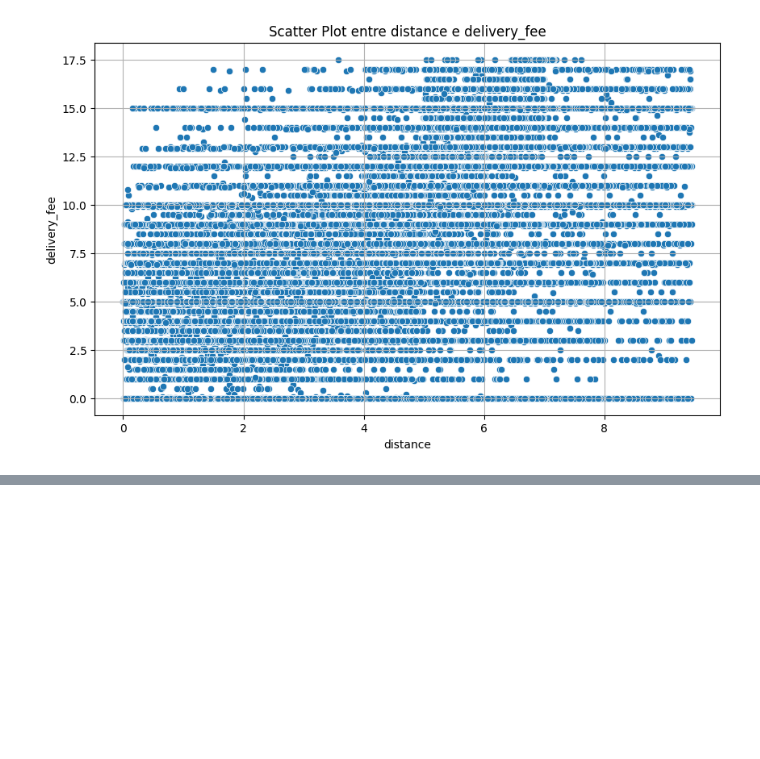
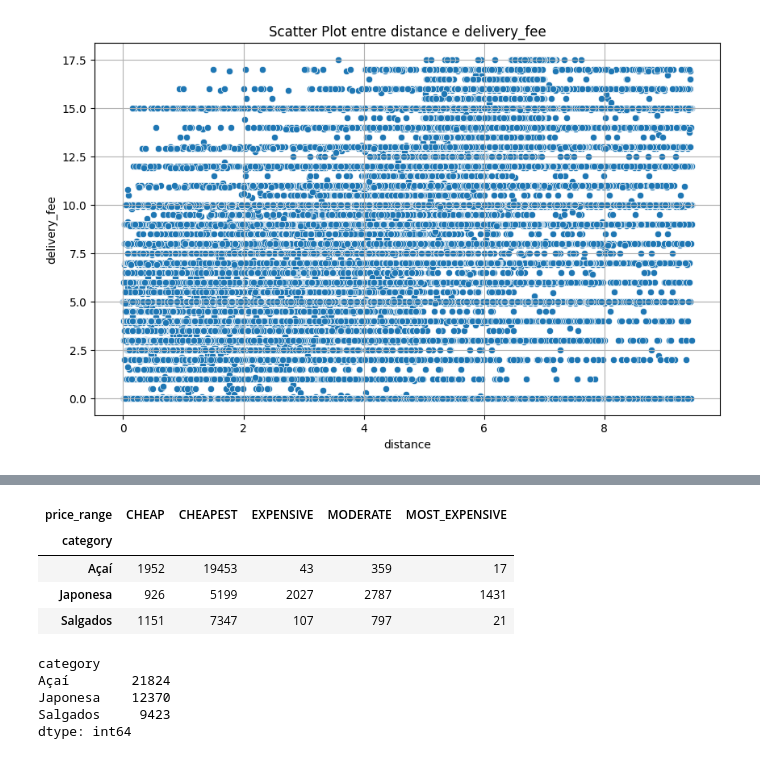
Before and after one commit to GabrielEnzoMurai/Python-repository, a Jupyter notebook: Study/estatística/stat7.ipynb, the cells around one changed output, grey strips where cells are left out. Cells and saved outputs as stored; diff of their text form; code cells hidden in the pictures; blank space fills up the shorter version.

```diff
--- a/Study/estatística/stat7.ipynb
+++ b/Study/estatística/stat7.ipynb
@@ -81,0 +147,18 @@ plt.show()
+# %%
+# 1. Criar tabela de contigência
+contigency_table = pd.crosstab(df_cat_escolhidas["category"], df_cat_escolhidas["price_range"])
+contigency_table
+# %% [output]
+| price_range | CHEAP | CHEAPEST | EXPENSIVE | MODERATE | MOST_EXPENSIVE |
+| category |  |  |  |  |  |
+| Açaí | 1952 | 19453 | 43 | 359 | 17 |
+| Japonesa | 926 | 5199 | 2027 | 2787 | 1431 |
+| Salgados | 1151 | 7347 | 107 | 797 | 21 |
+# %%
+contigency_table.sum(axis=1)
+# %% [output]
+category
+Açaí        21824
+Japonesa    12370
+Salgados     9423
+dtype: int64
```
Also changed, not shown: parts of 9 cells of this notebook.
